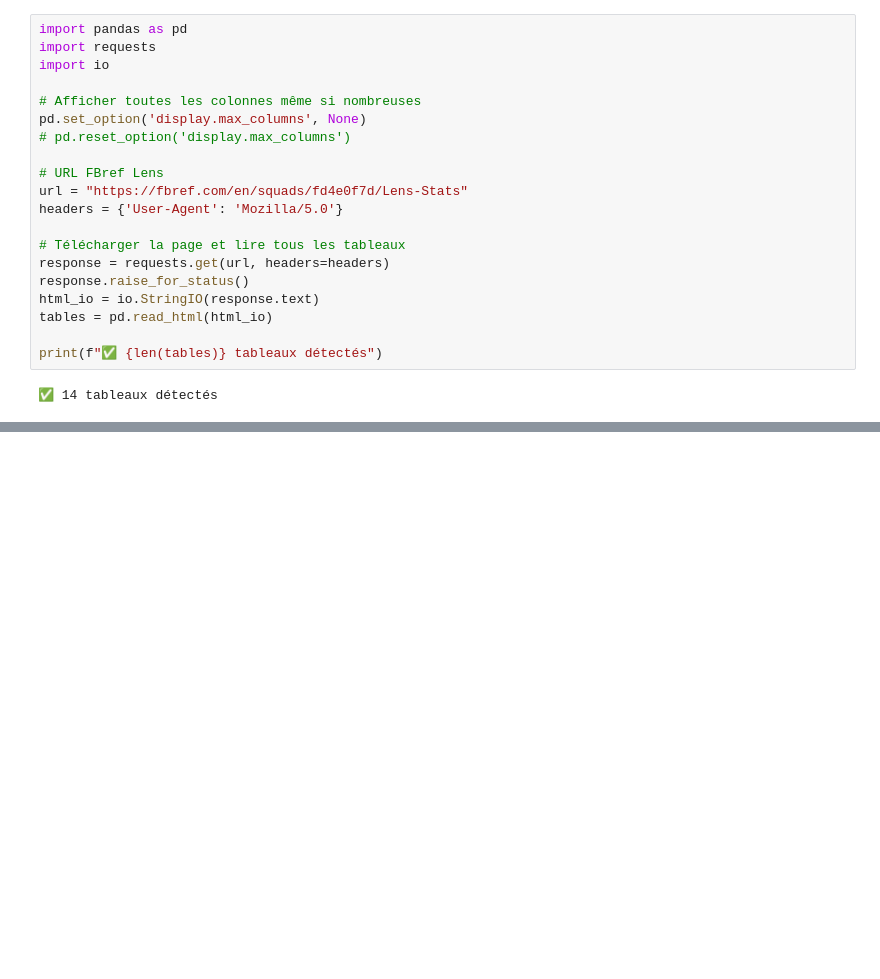
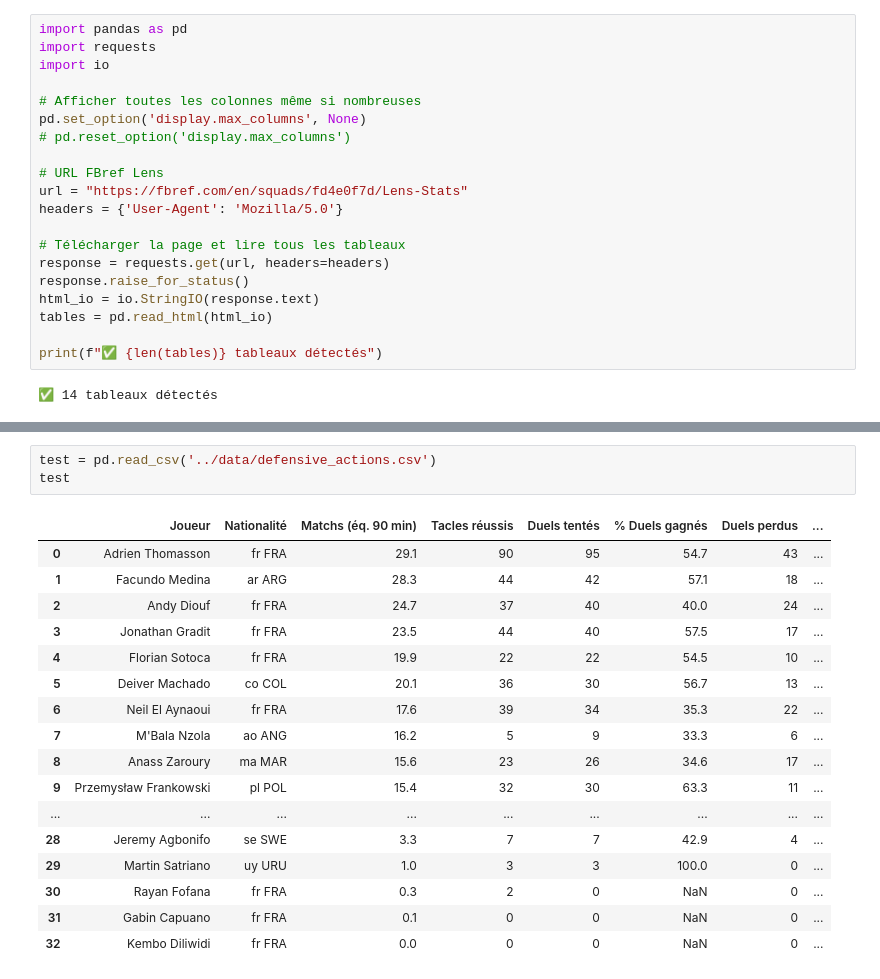
Before and after one commit to Nadroj30/wild-foot-hub, a Jupyter notebook: notebooks/scrapping_fbref.ipynb, the cells around one changed output, grey strips where cells are left out. Saved outputs shown, nothing was run; the diff lists cells and outputs as text; blank space fills up the shorter version.

```diff
--- a/notebooks/scrapping_fbref.ipynb
+++ b/notebooks/scrapping_fbref.ipynb
@@ -724,0 +552,21 @@ for csv_path in data_dir.glob("*_stats.csv"):
+# %%
+test = pd.read_csv('../data/defensive_actions.csv')
+test
+# %% [output]
+|  | Joueur | Nationalité | Matchs (éq. 90 min) | Tacles réussis | Duels tentés | % Duels gagnés | Duels perdus | ... |
+| 0 | Adrien Thomasson | fr FRA | 29.1 | 90 | 95 | 54.7 | 43 | ... |
+| 1 | Facundo Medina | ar ARG | 28.3 | 44 | 42 | 57.1 | 18 | ... |
+| 2 | Andy Diouf | fr FRA | 24.7 | 37 | 40 | 40.0 | 24 | ... |
+| 3 | Jonathan Gradit | fr FRA | 23.5 | 44 | 40 | 57.5 | 17 | ... |
+| 4 | Florian Sotoca | fr FRA | 19.9 | 22 | 22 | 54.5 | 10 | ... |
+| 5 | Deiver Machado | co COL | 20.1 | 36 | 30 | 56.7 | 13 | ... |
+| 6 | Neil El Aynaoui | fr FRA | 17.6 | 39 | 34 | 35.3 | 22 | ... |
+| 7 | M'Bala Nzola | ao ANG | 16.2 | 5 | 9 | 33.3 | 6 | ... |
+| 8 | Anass Zaroury | ma MAR | 15.6 | 23 | 26 | 34.6 | 17 | ... |
+| 9 | Przemysław Frankowski | pl POL | 15.4 | 32 | 30 | 63.3 | 11 | ... |
+| ... | ... | ... | ... | ... | ... | ... | ... | ... |
+| 28 | Jeremy Agbonifo | se SWE | 3.3 | 7 | 7 | 42.9 | 4 | ... |
+| 29 | Martin Satriano | uy URU | 1.0 | 3 | 3 | 100.0 | 0 | ... |
+| 30 | Rayan Fofana | fr FRA | 0.3 | 2 | 0 | NaN | 0 | ... |
+| 31 | Gabin Capuano | fr FRA | 0.1 | 0 | 0 | NaN | 0 | ... |
+| 32 | Kembo Diliwidi | fr FRA | 0.0 | 0 | 0 | NaN | 0 | ... |
```
Also changed, not shown: parts of 14 cells of this notebook, 10 other files.
